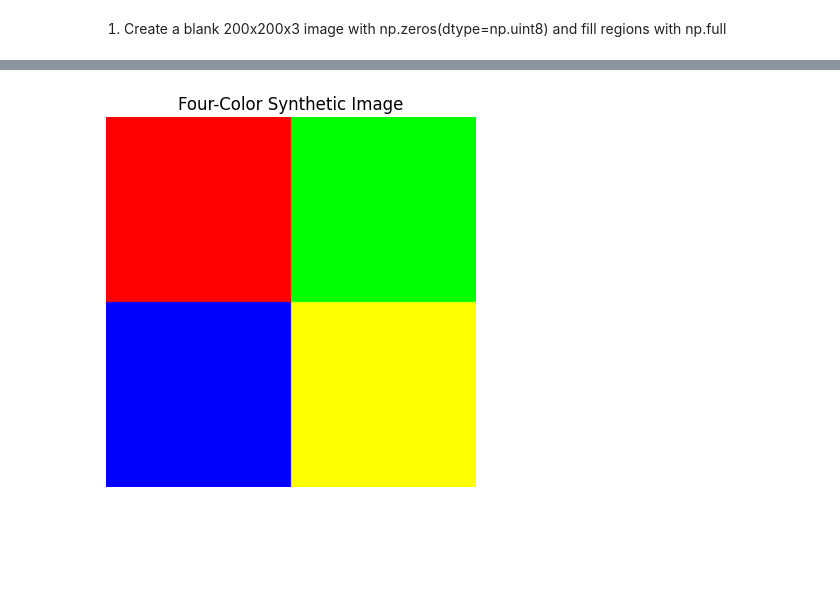
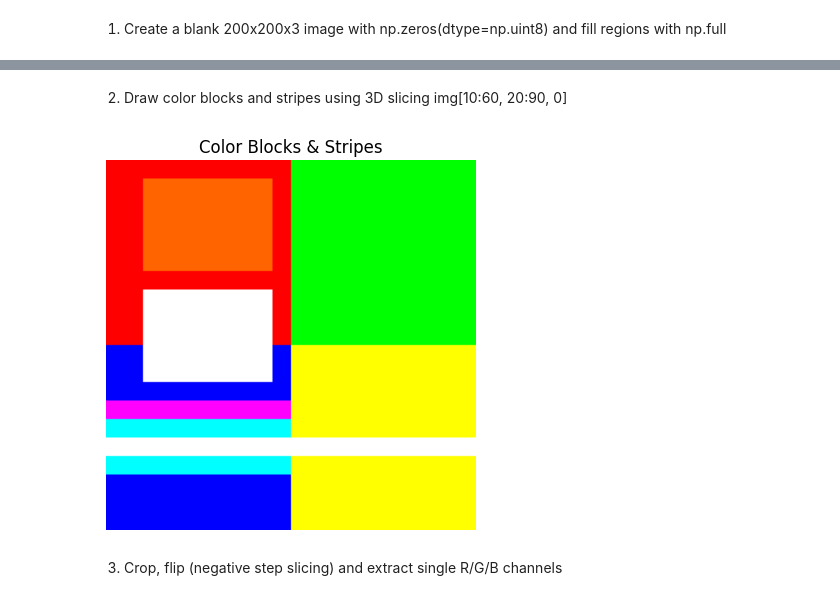
Before and after one commit to khushijaiswal4455-code/Image_pixel_manipulator, a Jupyter notebook: image_pixel.ipynb, the cells around one changed output, grey strips where cells are left out. Drawn from its saved outputs; the diff is of its cells as text; code cells hidden in the pictures; blank space fills up the shorter version.

```diff
--- a/image_pixel.ipynb
+++ b/image_pixel.ipynb
@@ -18,8 +30,23 @@ image[100:200, 100:200] = np.full((100, 100, 3), [255, 255, 0], dtype=np.uint8)
+# %% [markdown]
+2. Draw color blocks and stripes using 3D slicing img[10:60, 20:90, 0]
+# %%
+# color blocks
+image[10:60, 20:90, 0] = 255
+image[10:60, 20:90, 1] = 100
+image[70:120, 20:90, 1] = 255
+image[70:120, 20:90, 0] = 255
+# %%
+# horizontal stripes
+image[130:140, :, 0] = 255
+image[140:150, :, 1] = 255
+image[150:170, :, 1] = 255
 # %%
-# Display the image
+# image
 plt.imshow(image)
-plt.title("Four-Color Synthetic Image")
+plt.title("Color Blocks & Stripes")
 plt.axis("off")
 plt.show()
 # %% [output]
-[figure, old version]
+[figure, new version]
+# %% [markdown]
+3. Crop, flip (negative step slicing) and extract single R/G/B channels
```
Also changed, not shown: parts of 26 cells of this notebook.
